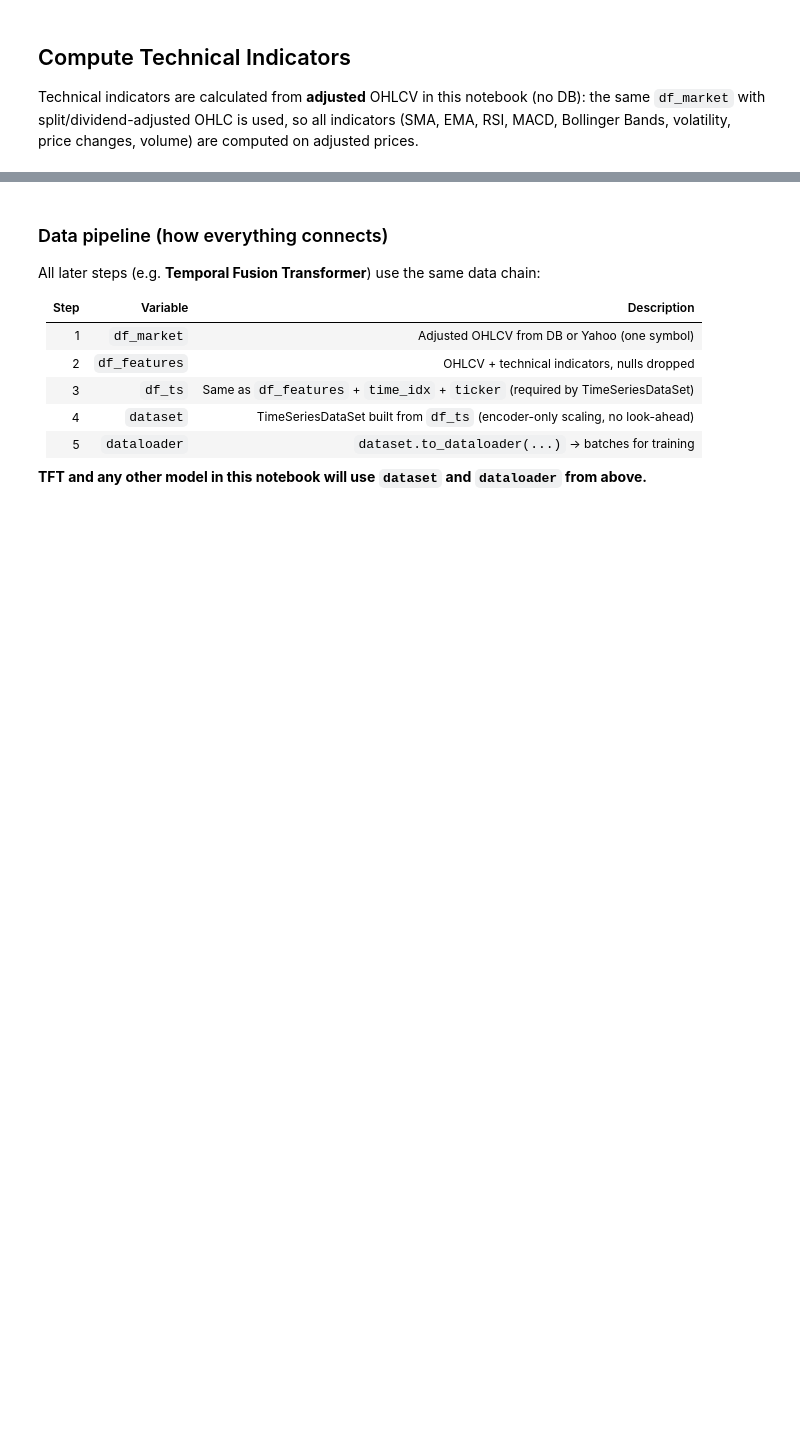
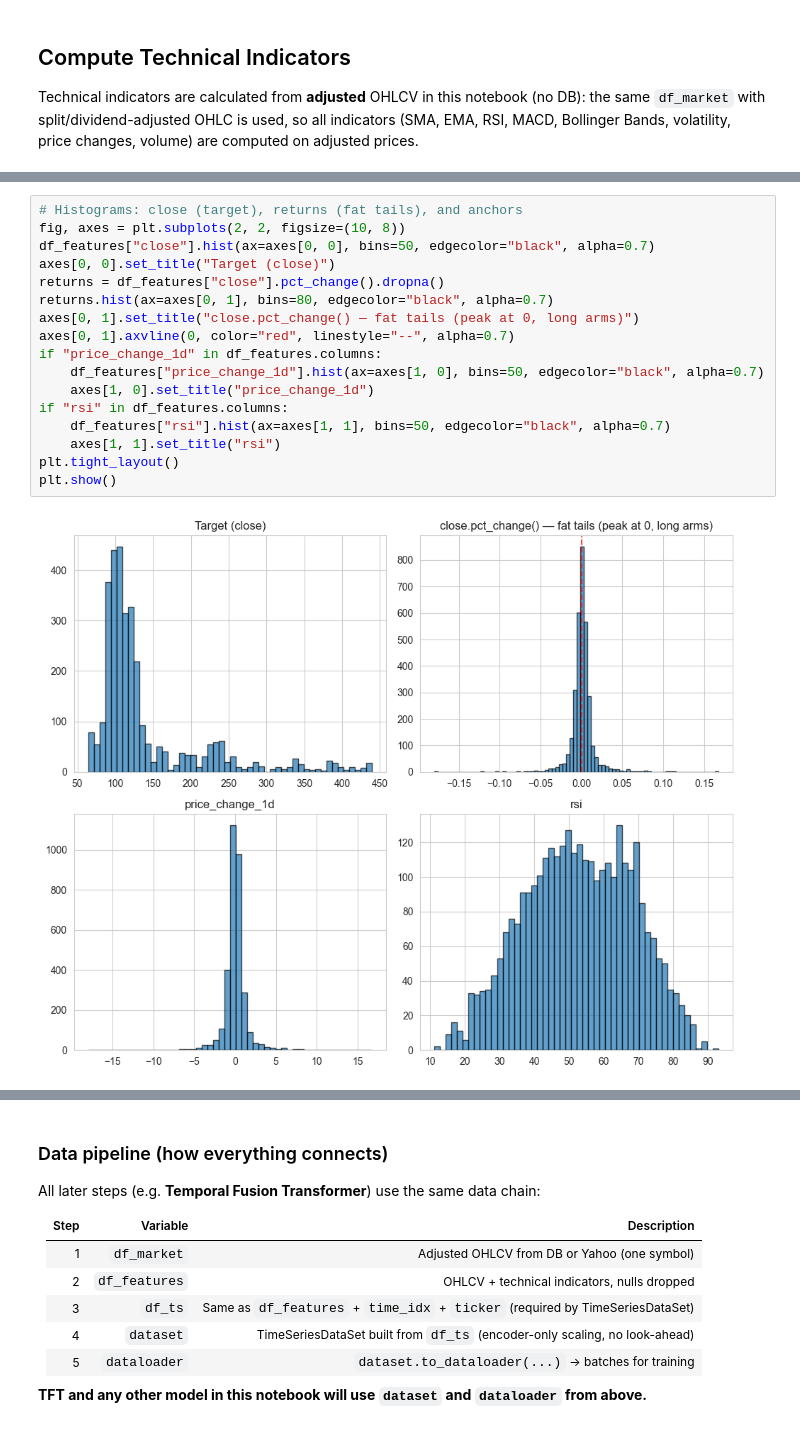
Before and after one commit to nishantnayar/Trading-System, a Jupyter notebook: notebooks/lstm_price_prediction_v3.ipynb, the cells around one changed output, grey strips where cells are left out. Drawn from its saved outputs; the diff is of its cells as text; blank space fills up the shorter version.

```diff
--- a/notebooks/lstm_price_prediction_v3.ipynb
+++ b/notebooks/lstm_price_prediction_v3.ipynb
@@ -435,0 +562,19 @@ df_features.head(5)
+# %%
+# Histograms: close (target), returns (fat tails), and anchors
+fig, axes = plt.subplots(2, 2, figsize=(10, 8))
+df_features["close"].hist(ax=axes[0, 0], bins=50, edgecolor="black", alpha=0.7)
+axes[0, 0].set_title("Target (close)")
+returns = df_features["close"].pct_change().dropna()
+returns.hist(ax=axes[0, 1], bins=80, edgecolor="black", alpha=0.7)
+axes[0, 1].set_title("close.pct_change() — fat tails (peak at 0, long arms)")
+axes[0, 1].axvline(0, color="red", linestyle="--", alpha=0.7)
+if "price_change_1d" in df_features.columns:
+    df_features["price_change_1d"].hist(ax=axes[1, 0], bins=50, edgecolor="black", alpha=0.7)
+    axes[1, 0].set_title("price_change_1d")
+if "rsi" in df_features.columns:
+    df_features["rsi"].hist(ax=axes[1, 1], bins=50, edgecolor="black", alpha=0.7)
+    axes[1, 1].set_title("rsi")
+plt.tight_layout()
+plt.show()
+# %% [output]
+[figure, added]
```
Also changed, not shown: parts of 51 cells of this notebook, 1 other file.
